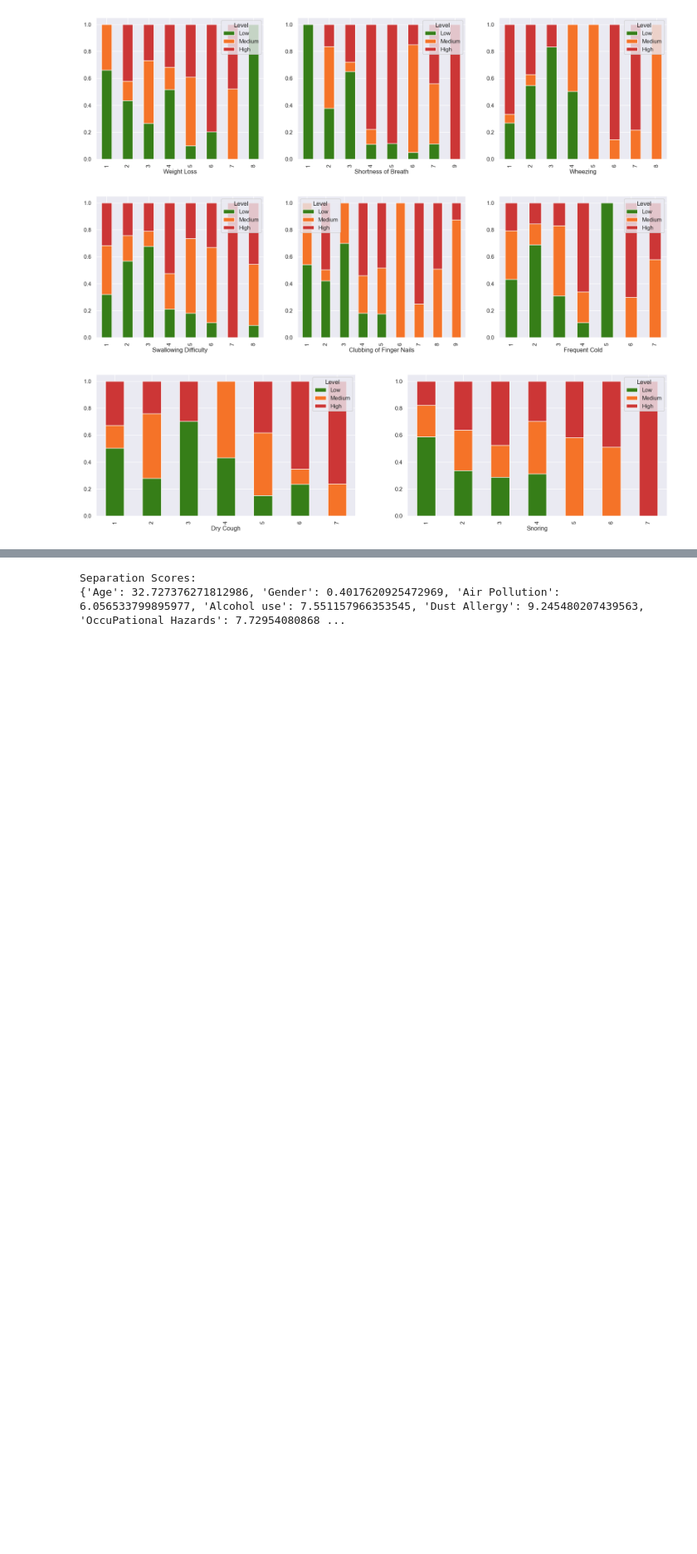
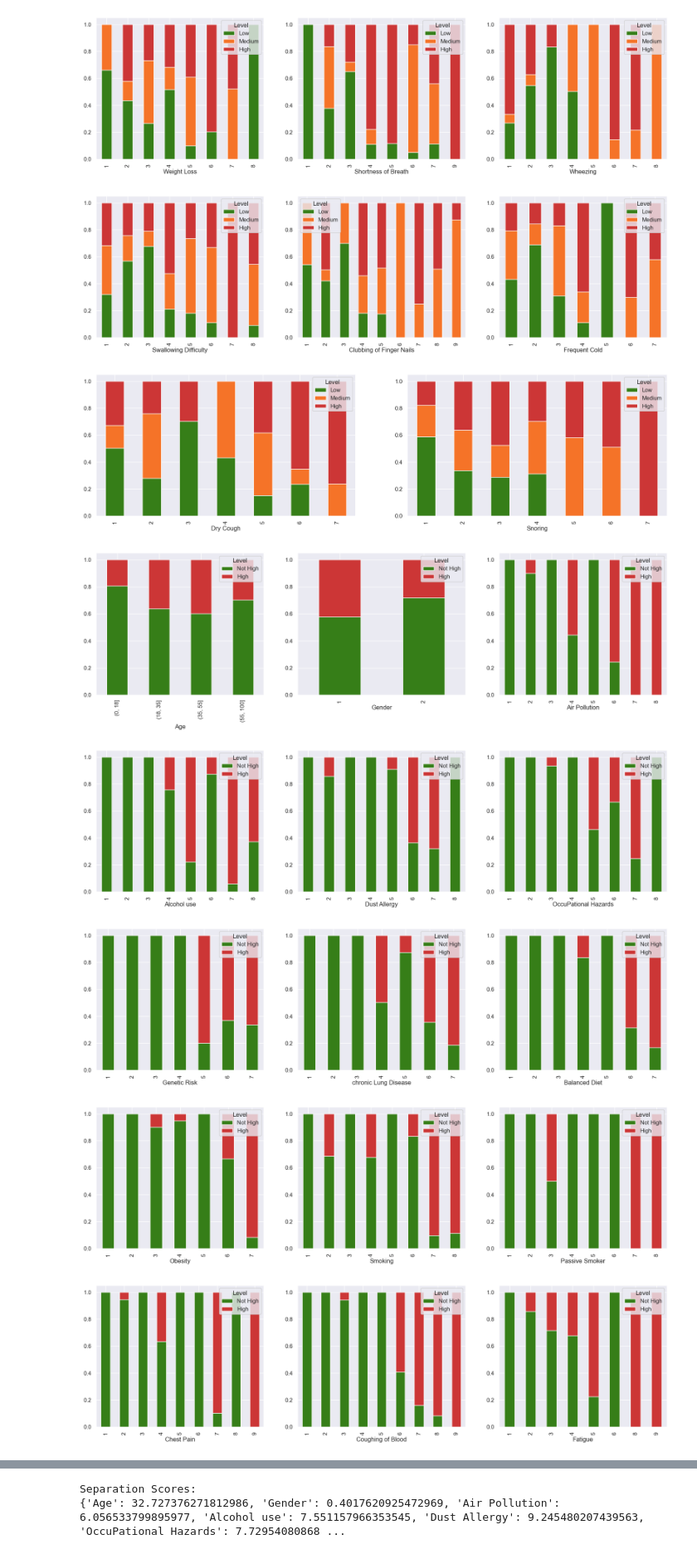
Before and after one commit to brysonbarth/DAAN_888_G5, a Jupyter notebook: DAAN_888_G5_Code.ipynb, the cells around one changed output, grey strips where cells are left out. Shown at 83% size. Saved outputs shown, nothing was run; the diff lists cells and outputs as text; code cells hidden in the pictures; blank space fills up the shorter version.

Commit message:
added 2 level option

```diff
--- a/DAAN_888_G5_Code.ipynb
+++ b/DAAN_888_G5_Code.ipynb
@@ -232,3 +232,77 @@ plt.show()
 [figure]
 [figure]
 [figure]
+# %%
+# Stacked Bar Charts Showing the distribution of Level
+two_level_df = df.copy()
+two_level_df['Age'] = pd.cut(two_level_df['Age'], [0,18,35,55,100])
+two_level_df['Level'] = two_level_df['Level'].map({'Low': 'Not High', 'Medium': 'Not High', 'High': 'High'})
+order = ['Not High','High']
+sns.set(rc={'figure.figsize':(20,5)})
+fig, ax =plt.subplots(1,3)
+pd.crosstab(index=two_level_df['Age'],columns=two_level_df['Level'],normalize="index").reindex(order, axis="columns").plot(kind='bar',stacked=True,color=['#367E18','#CC3636'],ax=ax[0])
+pd.crosstab(index=two_level_df['Gender'],columns=two_level_df['Level'],normalize="index").reindex(order, axis="columns").plot(kind='bar',stacked=True,color=['#367E18','#CC3636'],ax=ax[1])
+pd.crosstab(index=two_level_df['Air Pollution'],columns=two_level_df['Level'],normalize="index").reindex(order, axis="columns").plot(kind='bar',stacked=True,color=['#367E18','#CC3636'],ax=ax[2])
+plt.savefig('Graphs\Grouped_StkBr_Age_Gender_Pollution.png')
+plt.show()
+
+sns.set(rc={'figure.figsize':(20,5)})
+fig, ax =plt.subplots(1,3)
+pd.crosstab(index=two_level_df['Alcohol use'],columns=two_level_df['Level'],normalize="index").reindex(order, axis="columns").plot(kind='bar',stacked=True,color=['#367E18','#CC3636'],ax=ax[0])
+pd.crosstab(index=two_level_df['Dust Allergy'],columns=two_level_df['Level'],normalize="index").reindex(order, axis="columns").plot(kind='bar',stacked=True,color=['#367E18','#CC3636'],ax=ax[1])
+pd.crosstab(index=two_level_df['OccuPational Hazards'],columns=two_level_df['Level'],normalize="index").reindex(order, axis="columns").plot(kind='bar',stacked=True,color=['#367E18','#CC3636'],ax=ax[2])
+plt.savefig('Graphs\Grouped_StkBr_Alc_Dust_Hazards.png')
+plt.show()
+
+sns.set(rc={'figure.figsize':(20,5)})
+fig, ax =plt.subplots(1,3)
+pd.crosstab(index=two_level_df['Genetic Risk'],columns=two_level_df['Level'],normalize="index").reindex(order, axis="columns").plot(kind='bar',stacked=True,color=['#367E18','#CC3636'],ax=ax[0])
+pd.crosstab(index=two_level_df['chronic Lung Disease'],columns=two_level_df['Level'],normalize="index").reindex(order, axis="columns").plot(kind='bar',stacked=True,color=['#367E18','#CC3636'],ax=ax[1])
+pd.crosstab(index=two_level_df['Balanced Diet'],columns=two_level_df['Level'],normalize="index").reindex(order, axis="columns").plot(kind='bar',stacked=True,color=['#367E18','#CC3636'],ax=ax[2])
+plt.savefig('Graphs\Grouped_StkBr_Genetic_Lung_Diet.png')
+plt.show()
+
+sns.set(rc={'figure.figsize':(20,5)})
+fig, ax =plt.subplots(1,3)
+pd.crosstab(index=two_level_df['Obesity'],columns=two_level_df['Level'],normalize="index").reindex(order, axis="columns").plot(kind='bar',stacked=True,color=['#367E18','#CC3636'],ax=ax[0])
+pd.crosstab(index=two_level_df['Smoking'],columns=two_level_df['Level'],normalize="index").reindex(order, axis="columns").plot(kind='bar',stacked=True,color=['#367E18','#CC3636'],ax=ax[1])
+pd.crosstab(index=two_level_df['Passive Smoker'],columns=two_level_df['Level'],normalize="index").reindex(order, axis="columns").plot(kind='bar',stacked=True,color=['#367E18','#CC3636'],ax=ax[2])
+plt.savefig('Graphs\Grouped_StkBr_Obesity_Smoking_Passive.png')
+plt.show()
+
+sns.set(rc={'figure.figsize':(20,5)})
+fig, ax =plt.subplots(1,3)
+pd.crosstab(index=two_level_df['Chest Pain'],columns=two_level_df['Level'],normalize="index").reindex(order, axis="columns").plot(kind='bar',stacked=True,color=['#367E18','#CC3636'],ax=ax[0])
+pd.crosstab(index=two_level_df['Coughing of Blood'],columns=two_level_df['Level'],normalize="index").reindex(order, axis="columns").plot(kind='bar',stacked=True,color=['#367E18','#CC3636'],ax=ax[1])
+pd.crosstab(index=two_level_df['Fatigue'],columns=two_level_df['Level'],normalize="index").reindex(order, axis="columns").plot(kind='bar',stacked=True,color=['#367E18','#CC3636'],ax=ax[2])
+plt.savefig('Graphs\Grouped_StkBr_Chest_Blood_Fatigue.png')
+plt.show()
+
+sns.set(rc={'figure.figsize':(20,5)})
+fig, ax =plt.subplots(1,3)
+pd.crosstab(index=two_level_df['Weight Loss'],columns=two_level_df['Level'],normalize="index").reindex(order, axis="columns").plot(kind='bar',stacked=True,color=['#367E18','#CC3636'],ax=ax[0])
+pd.crosstab(index=two_level_df['Shortness of Breath'],columns=two_level_df['Level'],normalize="index").reindex(order, axis="columns").plot(kind='bar',stacked=True,color=['#367E18','#CC3636'],ax=ax[1])
+pd.crosstab(index=two_level_df['Wheezing'],columns=two_level_df['Level'],normalize="index").reindex(order, axis="columns").plot(kind='bar',stacked=True,color=['#367E18','#CC3636'],ax=ax[2])
+plt.savefig('Graphs\Grouped_StkBr_Weight_Breath_Wheezing.png')
+plt.show()
+
+sns.set(rc={'figure.figsize':(20,5)})
+fig, ax =plt.subplots(1,3)
+pd.crosstab(index=two_level_df['Swallowing Difficulty'],columns=two_level_df['Level'],normalize="index").reindex(order, axis="columns").plot(kind='bar',stacked=True,color=['#367E18','#CC3636'],ax=ax[0])
+pd.crosstab(index=two_level_df['Clubbing of Finger Nails'],columns=two_level_df['Level'],normalize="index").reindex(order, axis="columns").plot(kind='bar',stacked=True,color=['#367E18','#CC3636'],ax=ax[1])
+pd.crosstab(index=two_level_df['Frequent Cold'],columns=two_level_df['Level'],normalize="index").reindex(order, axis="columns").plot(kind='bar',stacked=True,color=['#367E18','#CC3636'],ax=ax[2])
+plt.savefig('Graphs\Grouped_StkBr_Swallowing_Nails_Cold.png')
+plt.show()
+
+sns.set(rc={'figure.figsize':(20,5)})
+fig, ax =plt.subplots(1,2)
+pd.crosstab(index=two_level_df['Dry Cough'],columns=two_level_df['Level'],normalize="index").reindex(order, axis="columns").plot(kind='bar',stacked=True,color=['#367E18','#CC3636'],ax=ax[0])
+pd.crosstab(index=two_level_df['Snoring'],columns=two_level_df['Level'],normalize="index").reindex(order, axis="columns").plot(kind='bar',stacked=True,color=['#367E18','#CC3636'],ax=ax[1])
+plt.savefig('Graphs\Grouped_StkBr_Cough_Snoring.png')
+plt.show()
+# %% [output]
+[figure, added]
+[figure, added]
+[figure, added]
+[figure, added]
+[figure, added]
```
Also changed, not shown: parts of 1 cell of this notebook, 8 other files.
